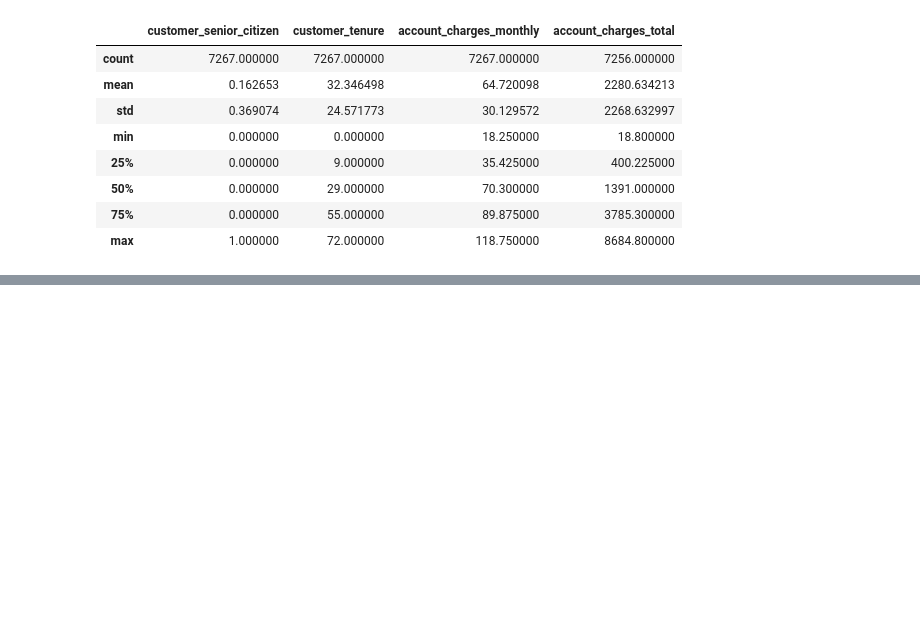
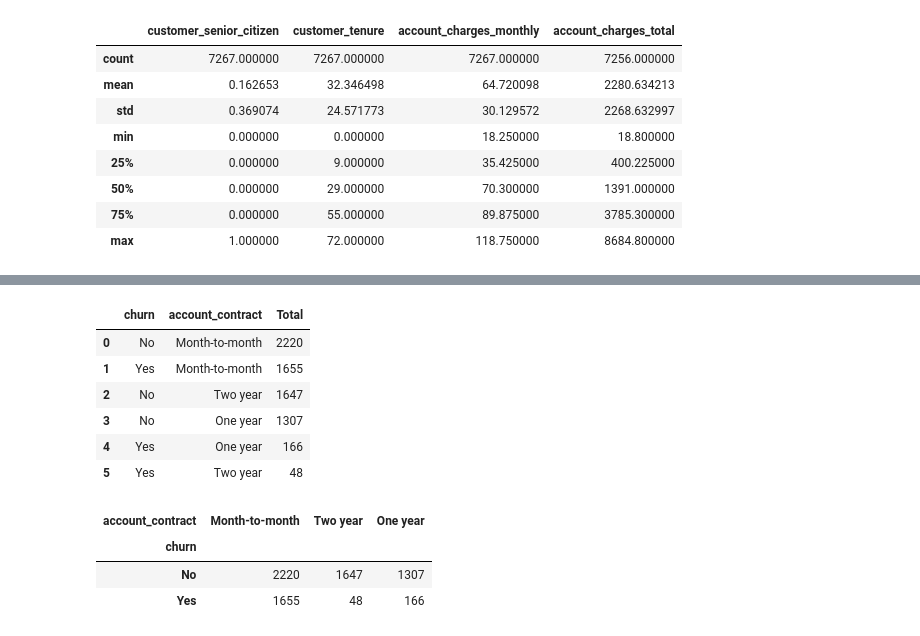
Before and after one commit to paulahruizpro-ux/Alura-Store-Challenge, a Jupyter notebook: TelecomX_BR.ipynb, the cells around one changed output, grey strips where cells are left out. Saved outputs shown, nothing was run; the diff lists cells and outputs as text; code cells hidden in the pictures; blank space fills up the shorter version.

```diff
--- a/TelecomX_BR.ipynb
+++ b/TelecomX_BR.ipynb
@@ -268,0 +341,20 @@ plt.show()
+# %%
+df_contrato = df_normalizado[['churn', 'account_contract']].value_counts().reset_index(name='Total')
+df_contrato
+# %% [output]
+|  | churn | account_contract | Total |
+| 0 | No | Month-to-month | 2220 |
+| 1 | Yes | Month-to-month | 1655 |
+| 2 | No | Two year | 1647 |
+| 3 | No | One year | 1307 |
+| 4 | Yes | One year | 166 |
+| 5 | Yes | Two year | 48 |
+# %%
+df_contrato = df_contrato.pivot_table(index='churn', columns = 'account_contract', values='Total',
+                                      aggfunc='sum', sort=False)
+df_contrato
+# %% [output]
+| account_contract | Month-to-month | Two year | One year |
+| churn |  |  |  |
+| No | 2220 | 1647 | 1307 |
+| Yes | 1655 | 48 | 166 |
```
Also changed, not shown: parts of 46 cells of this notebook.
